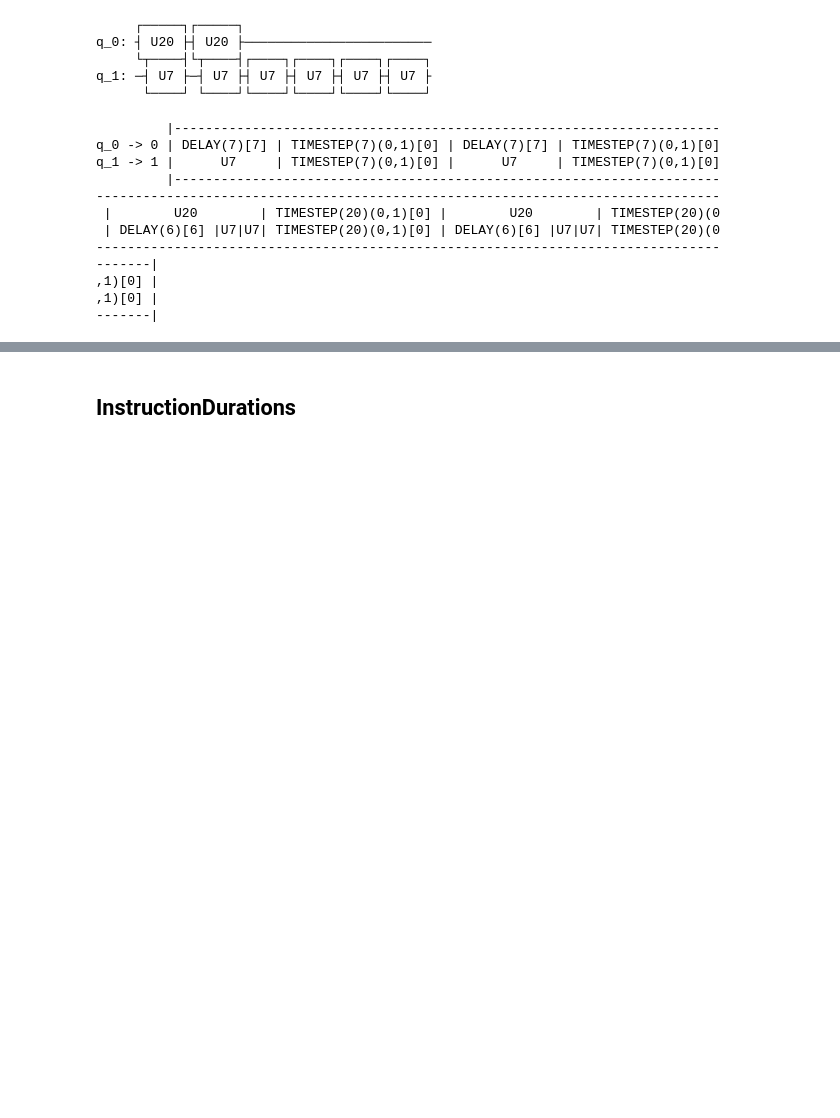
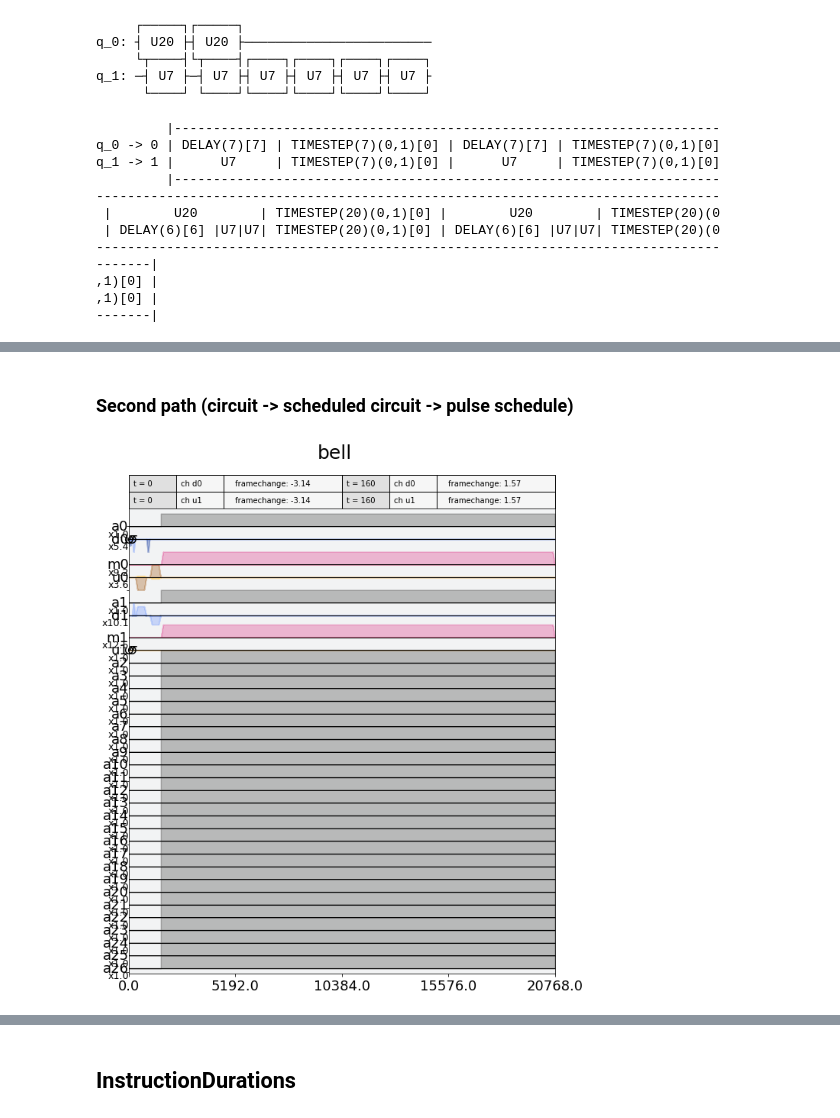
Before and after one commit to nkanazawa1989/qiskit-terra, a Jupyter notebook: examples/Examples of scheduled circuit.ipynb, the cells around one changed output, grey strips where cells are left out. Cells and saved outputs as stored; diff of their text form; code cells hidden in the pictures; blank space fills up the shorter version.

Commit message:
add example of second path

```diff
--- a/examples/Examples of scheduled circuit.ipynb
+++ b/examples/Examples of scheduled circuit.ipynb
@@ -329,0 +332,6 @@ q_1 -> 1 |      U7     | TIMESTEP(7)(0,1)[0] |      U7     | TIMESTEP(7)(0,1)[0]
+# %%
+qc = QuantumCircuit(2, name="bell")
+qc.h(0)
+qc.cx(0,1)
+qc.measure_all()
+qc.draw()
@@ -329,0 +347,9 @@ q_1 -> 1 |      U7     | TIMESTEP(7)(0,1)[0] |      U7     | TIMESTEP(7)(0,1)[0]
+# %% [markdown]
+### Second path (circuit -> scheduled circuit -> pulse schedule)
+# %%
+from qiskit.compiler.sequence import sequence
+sc = transpile(qc, backend, basis_gates=['u1', 'u2', 'u3', 'cx', 'delay'], scheduling_method='alap', coupling_map=[[0,1],[1,2]])
+sched = sequence(sc, backend)
+sched.draw()
+# %% [output]
+[figure, added]
```
Also changed, not shown: parts of 6 cells of this notebook, 1 other file.
